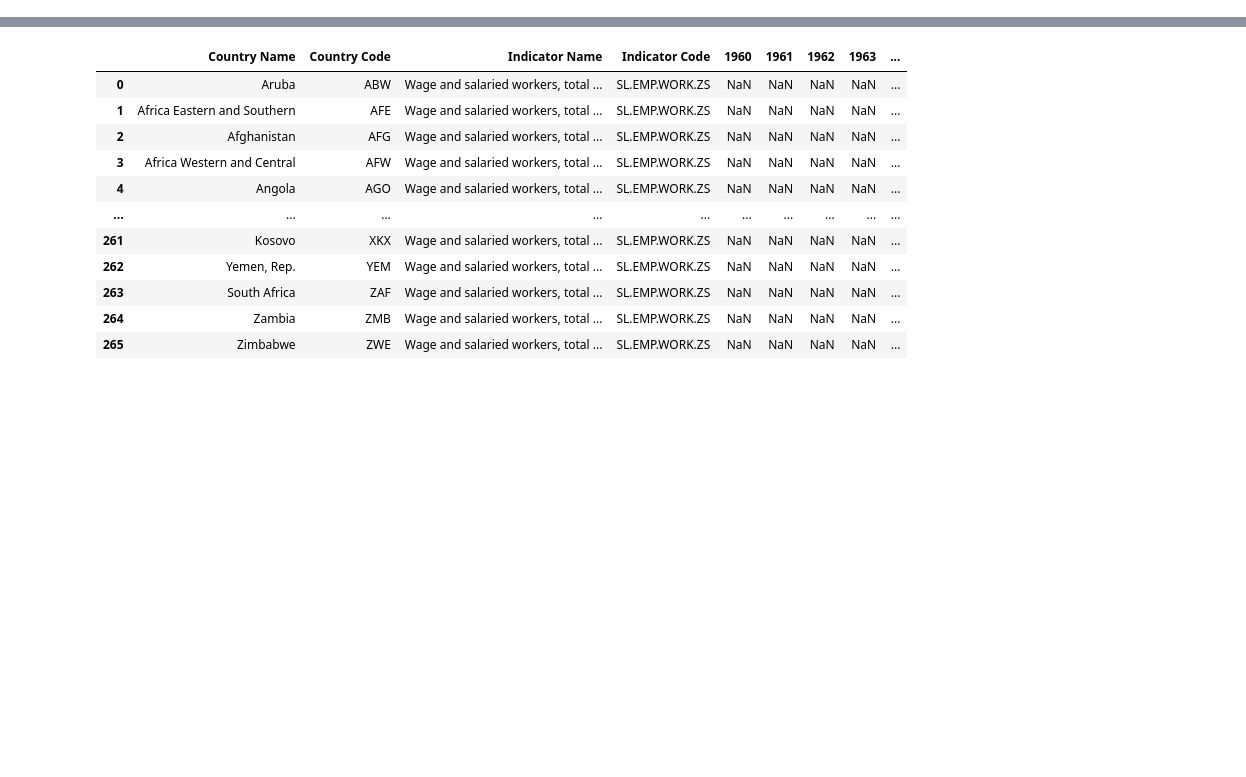
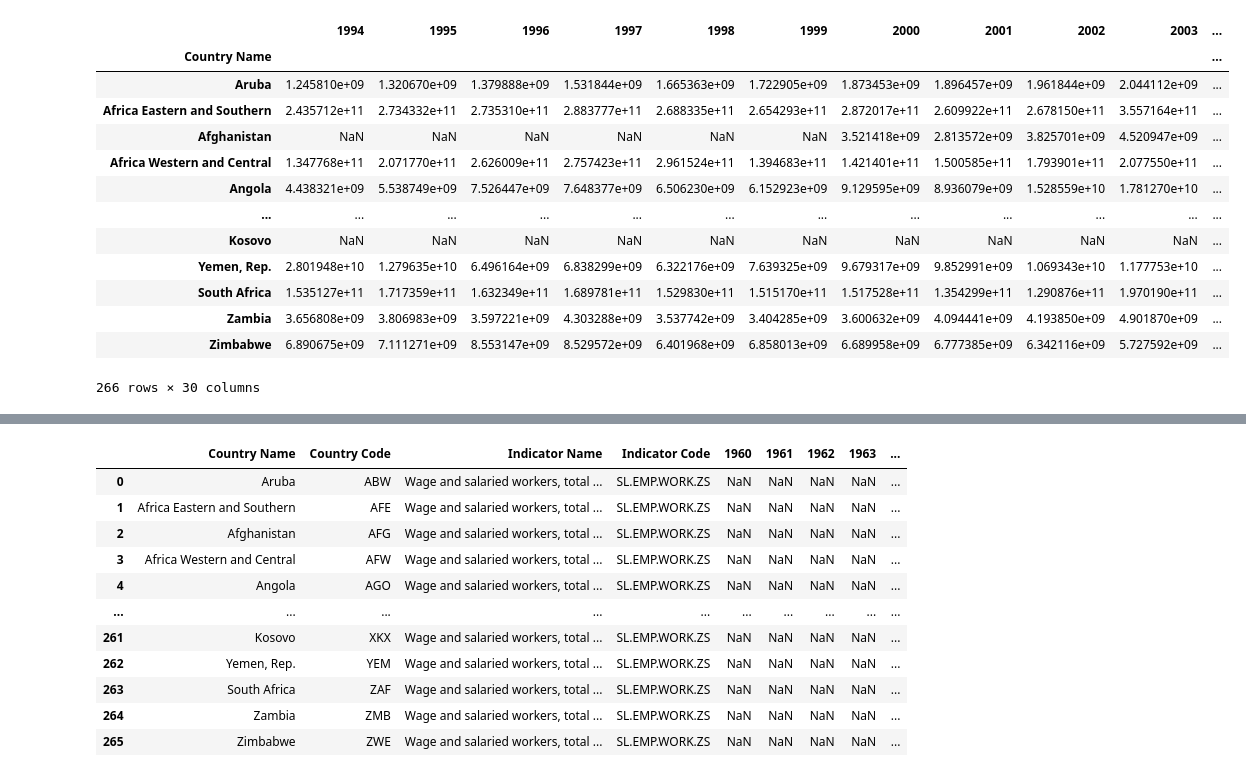
Before and after one commit to ChristianChimi/Financial-Analytics, a Jupyter notebook: Macroeconomics-Analytics/Macroeconomics-Analytics.ipynb, the cells around one changed output, grey strips where cells are left out. Saved outputs shown, nothing was run; the diff lists cells and outputs as text; code cells hidden in the pictures; blank space fills up the shorter version.

```diff
--- a/Macroeconomics-Analytics/Macroeconomics-Analytics.ipynb
+++ b/Macroeconomics-Analytics/Macroeconomics-Analytics.ipynb
@@ -5,0 +23,21 @@ df_WAGE=pd.read_csv("WAGE.csv")
+# %%
+df_GDP=df_GDP.drop(columns=['Country Code', 'Indicator Name', 'Indicator Code', 'Unnamed: 68'])
+df_GDP.set_index('Country Name', inplace=True)
+# %%
+df_GDP = df_GDP.loc[:, df_GDP.columns.astype(int) > 1993]
+df_GDP
+# %% [output]
+|  | 1994 | 1995 | 1996 | 1997 | 1998 | 1999 | 2000 | 2001 | 2002 | 2003 | ... |
+| Country Name |  |  |  |  |  |  |  |  |  |  | ... |
+| Aruba | 1.245810e+09 | 1.320670e+09 | 1.379888e+09 | 1.531844e+09 | 1.665363e+09 | 1.722905e+09 | 1.873453e+09 | 1.896457e+09 | 1.961844e+09 | 2.044112e+09 | ... |
+| Africa Eastern and Southern | 2.435712e+11 | 2.734332e+11 | 2.735310e+11 | 2.883777e+11 | 2.688335e+11 | 2.654293e+11 | 2.872017e+11 | 2.609922e+11 | 2.678150e+11 | 3.557164e+11 | ... |
+| Afghanistan | NaN | NaN | NaN | NaN | NaN | NaN | 3.521418e+09 | 2.813572e+09 | 3.825701e+09 | 4.520947e+09 | ... |
+| Africa Western and Central | 1.347768e+11 | 2.071770e+11 | 2.626009e+11 | 2.757423e+11 | 2.961524e+11 | 1.394683e+11 | 1.421401e+11 | 1.500585e+11 | 1.793901e+11 | 2.077550e+11 | ... |
+| Angola | 4.438321e+09 | 5.538749e+09 | 7.526447e+09 | 7.648377e+09 | 6.506230e+09 | 6.152923e+09 | 9.129595e+09 | 8.936079e+09 | 1.528559e+10 | 1.781270e+10 | ... |
+| ... | ... | ... | ... | ... | ... | ... | ... | ... | ... | ... | ... |
+| Kosovo | NaN | NaN | NaN | NaN | NaN | NaN | NaN | NaN | NaN | NaN | ... |
+| Yemen, Rep. | 2.801948e+10 | 1.279635e+10 | 6.496164e+09 | 6.838299e+09 | 6.322176e+09 | 7.639325e+09 | 9.679317e+09 | 9.852991e+09 | 1.069343e+10 | 1.177753e+10 | ... |
+| South Africa | 1.535127e+11 | 1.717359e+11 | 1.632349e+11 | 1.689781e+11 | 1.529830e+11 | 1.515170e+11 | 1.517528e+11 | 1.354299e+11 | 1.290876e+11 | 1.970190e+11 | ... |
+| Zambia | 3.656808e+09 | 3.806983e+09 | 3.597221e+09 | 4.303288e+09 | 3.537742e+09 | 3.404285e+09 | 3.600632e+09 | 4.094441e+09 | 4.193850e+09 | 4.901870e+09 | ... |
+| Zimbabwe | 6.890675e+09 | 7.111271e+09 | 8.553147e+09 | 8.529572e+09 | 6.401968e+09 | 6.858013e+09 | 6.689958e+09 | 6.777385e+09 | 6.342116e+09 | 5.727592e+09 | ... |
+266 rows × 30 columns
```
Also changed, not shown: parts of 11 cells of this notebook.
